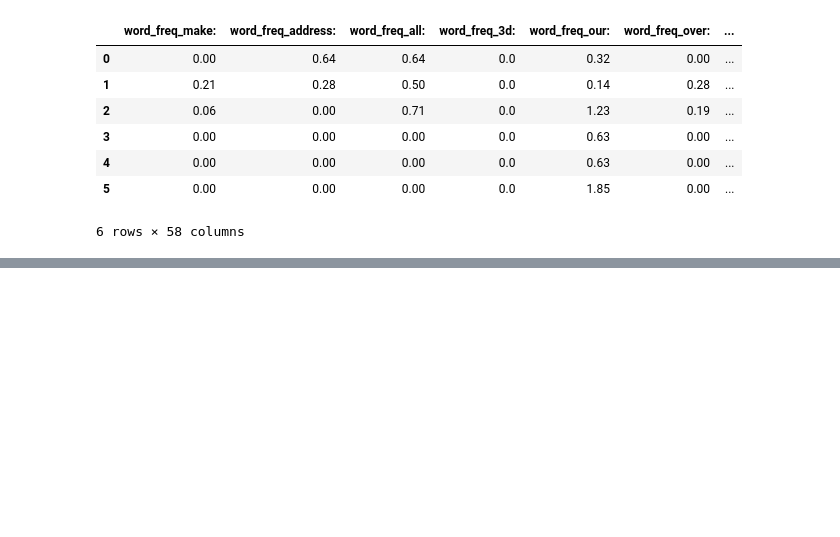
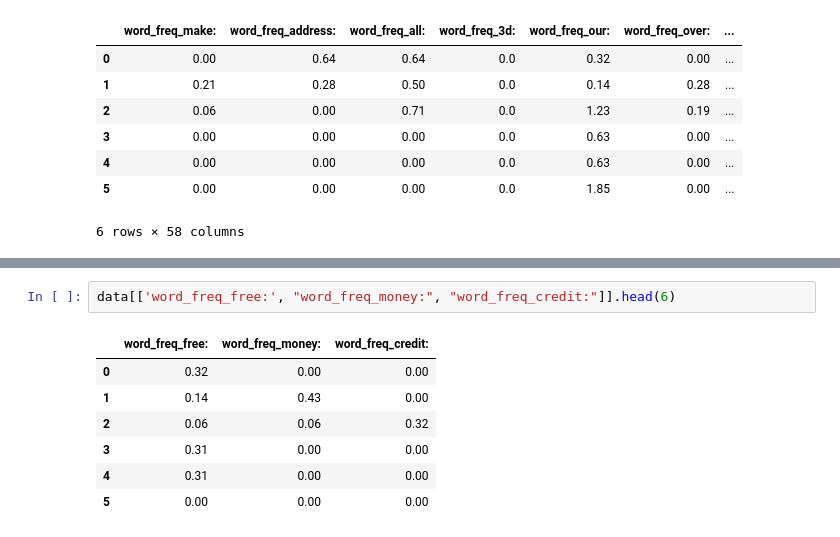
Before and after one commit to hanyixu/QMSS_GR5073, a Jupyter notebook: Homework3/homework3.ipynb, the cells around one changed output, grey strips where cells are left out. Drawn from its saved outputs; the diff is of its cells as text; blank space fills up the shorter version.

```diff
--- a/Homework3/homework3.ipynb
+++ b/Homework3/homework3.ipynb
@@ -26,0 +49,10 @@ data['word_freq_business:']
+# %%
+data[['word_freq_free:', "word_freq_money:", "word_freq_credit:"]].head(6)
+# %% [output]
+|  | word_freq_free: | word_freq_money: | word_freq_credit: |
+| 0 | 0.32 | 0.00 | 0.00 |
+| 1 | 0.14 | 0.43 | 0.00 |
+| 2 | 0.06 | 0.06 | 0.32 |
+| 3 | 0.31 | 0.00 | 0.00 |
+| 4 | 0.31 | 0.00 | 0.00 |
+| 5 | 0.00 | 0.00 | 0.00 |
```
Also changed, not shown: parts of 17 cells of this notebook, 6 other files.
